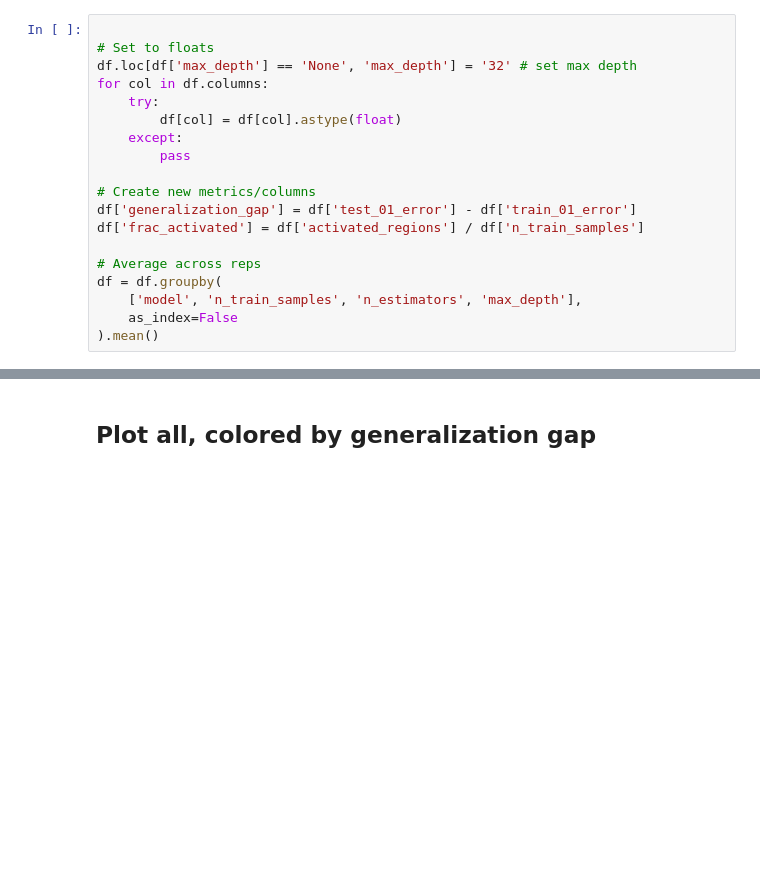
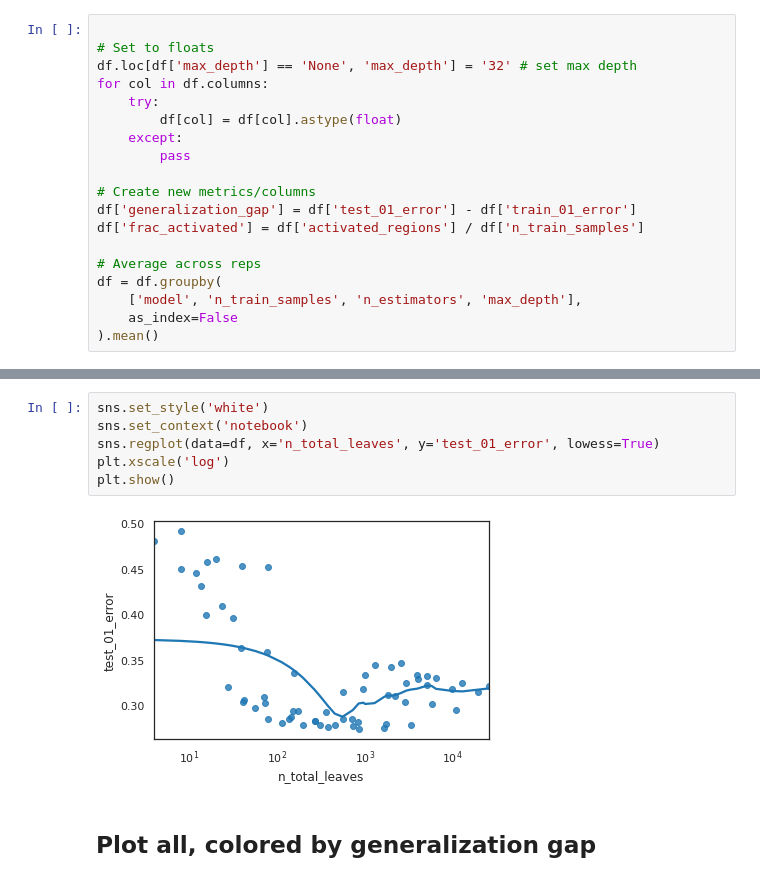
Before and after one commit to rflperry/double_descent, a Jupyter notebook: experiments/xor/plot_results.ipynb, the cells around one changed output, grey strips where cells are left out. Drawn from its saved outputs; the diff is of its cells as text; blank space fills up the shorter version.

Commit message:
fix xor notebooks

```diff
--- a/experiments/xor/plot_results.ipynb
+++ b/experiments/xor/plot_results.ipynb
@@ -36,6 +36,14 @@ df.head(5)
 | 2 | forest | 4096.0 | 1.0 | 4.0 | 2.0 | 0.0 | -1.0 | 0.420605 | ... |
 | 3 | forest | 4096.0 | 1.0 | 6.0 | 2.0 | 0.0 | -1.0 | 0.282471 | ... |
 | 4 | forest | 4096.0 | 1.0 | 8.0 | 2.0 | 0.0 | -1.0 | 0.267969 | ... |
+# %%
+sns.set_style('white')
+sns.set_context('notebook')
+sns.regplot(data=df, x='n_total_leaves', y='test_01_error', lowess=True)
+plt.xscale('log')
+plt.show()
+# %% [output]
+[figure, added]
 # %% [markdown]
 ## Plot all, colored by generalization gap
 # %%
```
Also changed, not shown: 8 other files.
